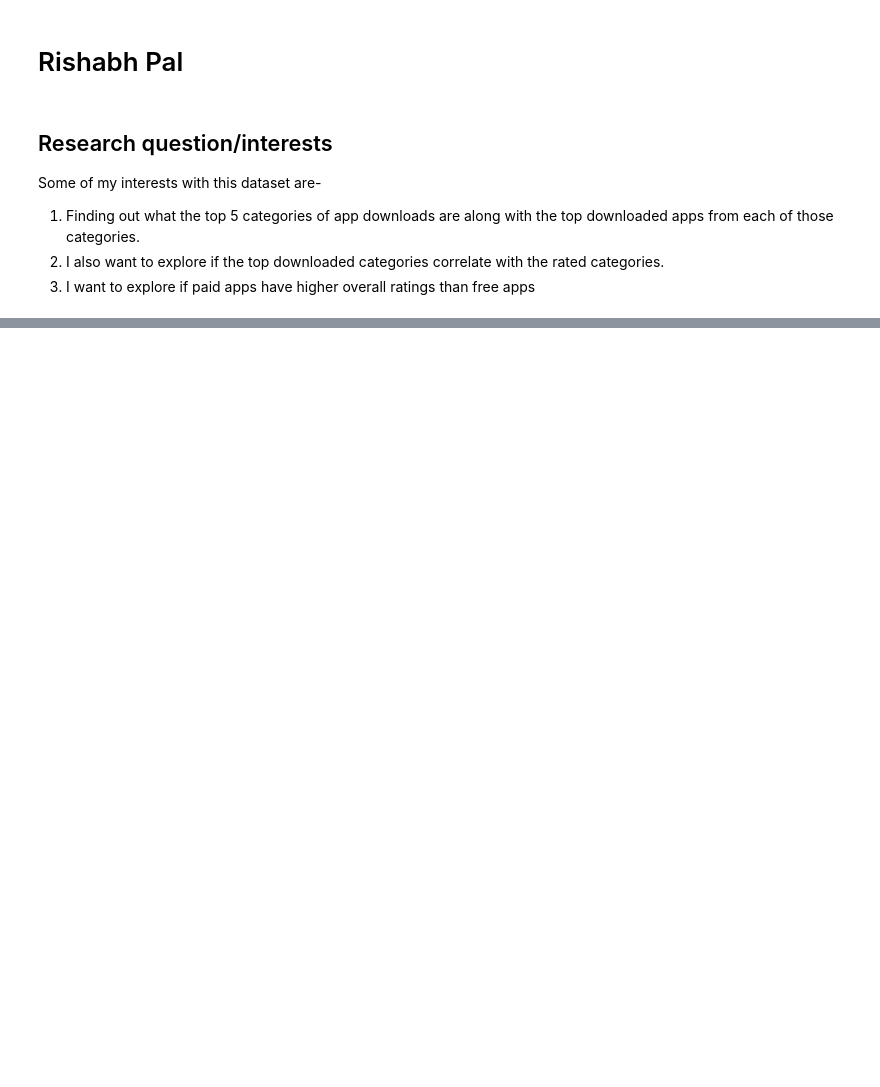
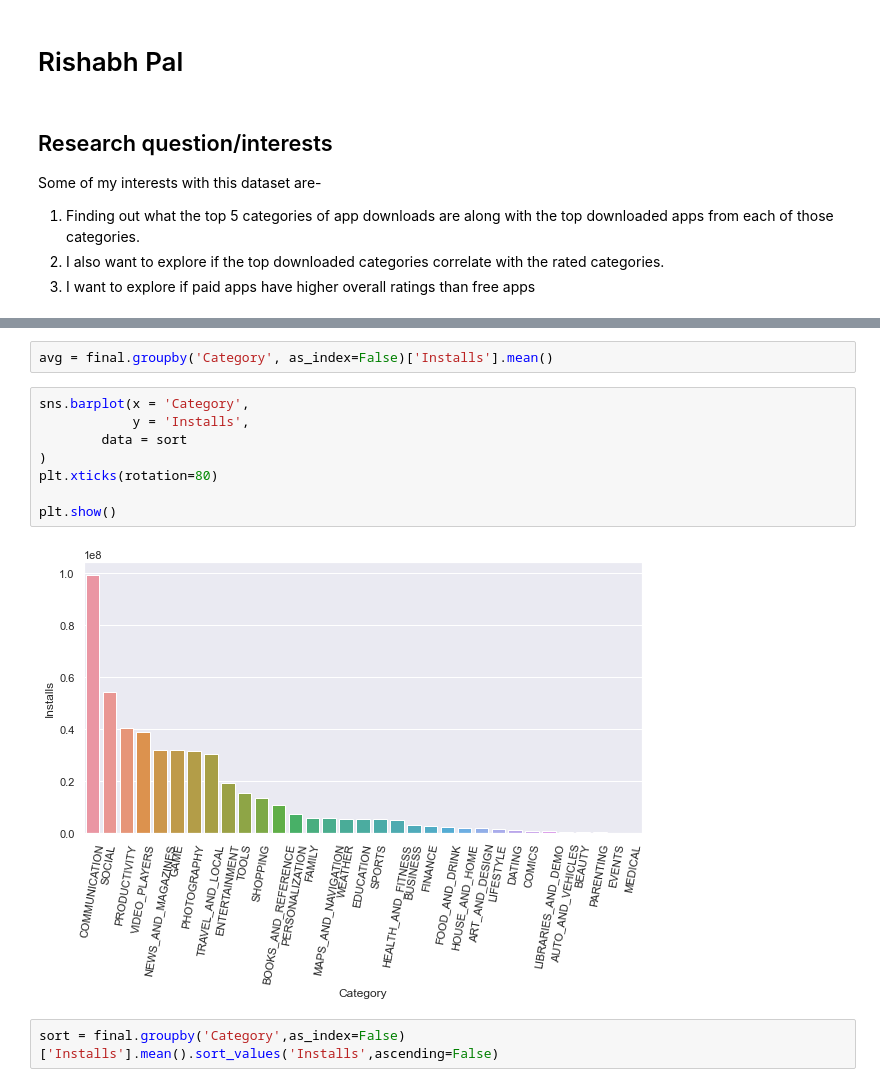
Before and after one commit to ubco-W2022T1-cosc301/project-group36, a Jupyter notebook: notebooks/analysis2.ipynb, the cells around one changed output, grey strips where cells are left out. Cells and saved outputs as stored; diff of their text form; blank space fills up the shorter version.

```diff
--- a/notebooks/analysis2.ipynb
+++ b/notebooks/analysis2.ipynb
@@ -21,0 +324,14 @@ df.head()
+# %%
+avg = final.groupby('Category', as_index=False)['Installs'].mean()
+# %%
+sns.barplot(x = 'Category',
+            y = 'Installs',
+        data = sort
+)
+plt.xticks(rotation=80)
+
+plt.show()
+# %% [output]
+[figure, added]
+# %%
+sort = final.groupby('Category',as_index=False)['Installs'].mean().sort_values('Installs',ascending=False)
```
Also changed, not shown: parts of 25 cells of this notebook, 1 other file.
